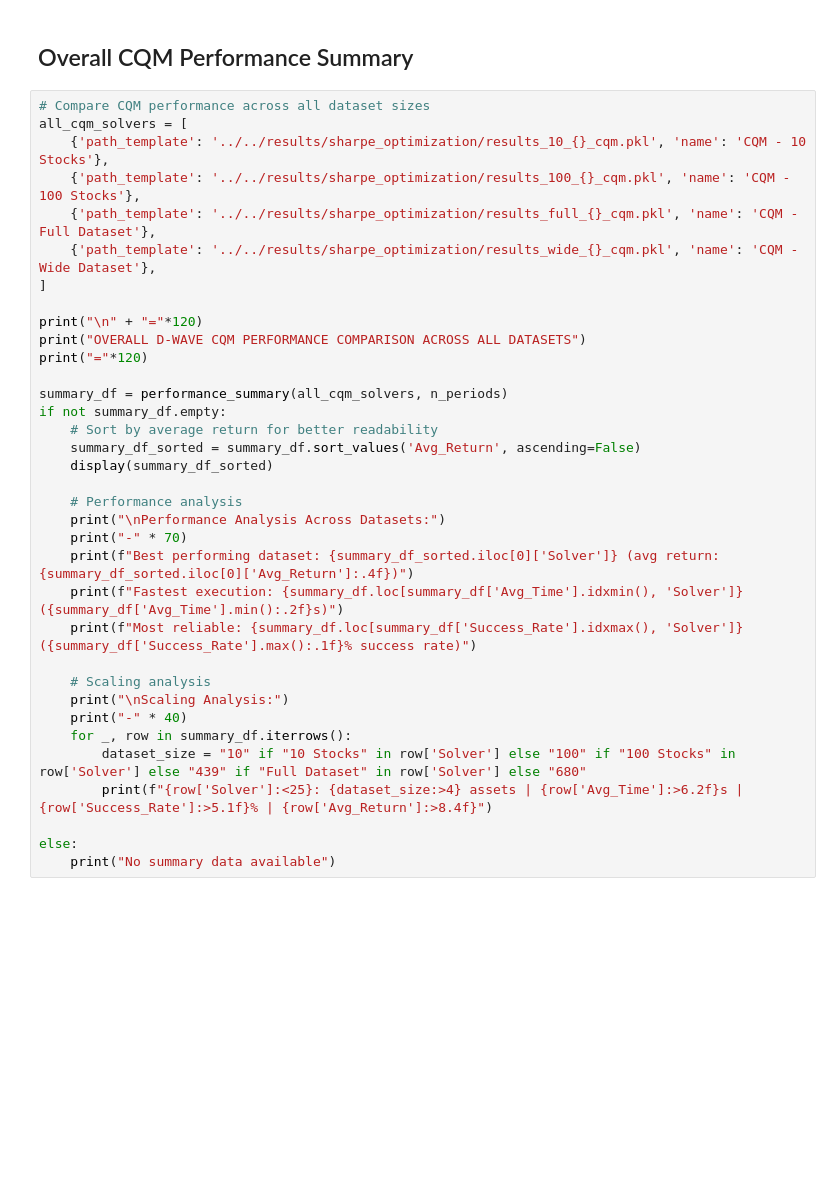
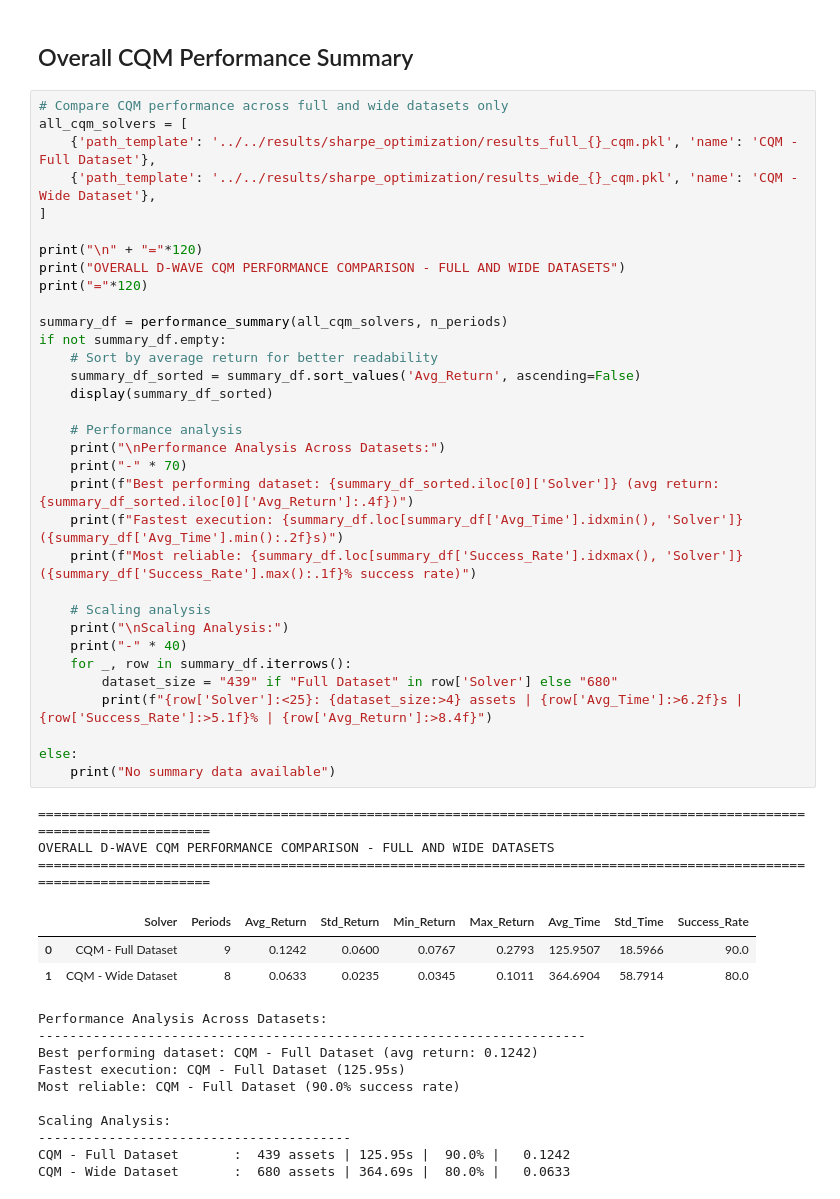
Before and after one commit to bvcmartins/quantum_portfolio, a Jupyter notebook: src/sharpe_optimization/quantum_portfolio_optimization.ipynb, the cells around one changed output. Cells and saved outputs as stored; diff of their text form; blank space fills up the shorter version.

Commit message:
included all results and first working quantum solution

```diff
--- a/src/sharpe_optimization/quantum_portfolio_optimization.ipynb
+++ b/src/sharpe_optimization/quantum_portfolio_optimization.ipynb
@@ -496,37 +562,52 @@ else:
 # %% [markdown]
 ## Overall CQM Performance Summary
 # %%
-# Compare CQM performance across all dataset sizes
+# Compare CQM performance across full and wide datasets only
 all_cqm_solvers = [
-    {'path_template': '../../results/sharpe_optimization/results_10_{}_cqm.pkl', 'name': 'CQM - 10 Stocks'},
-    {'path_template': '../../results/sharpe_optimization/results_100_{}_cqm.pkl', 'name': 'CQM - 100 Stocks'},
     {'path_template': '../../results/sharpe_optimization/results_full_{}_cqm.pkl', 'name': 'CQM - Full Dataset'},
     {'path_template': '../../results/sharpe_optimization/results_wide_{}_cqm.pkl', 'name': 'CQM - Wide Dataset'},
 ]
 
 print("\n" + "="*120)
-print("OVERALL D-WAVE CQM PERFORMANCE COMPARISON ACROSS ALL DATASETS")
+print("OVERALL D-WAVE CQM PERFORMANCE COMPARISON - FULL AND WIDE DATASETS")
 print("="*120)
 
 summary_df = performance_summary(all_cqm_solvers, n_periods)
 if not summary_df.empty:
     # Sort by average return for better readability
     summary_df_sorted = summary_df.sort_values('Avg_Return', ascending=False)
     display(summary_df_sorted)
 
     # Performance analysis
     print("\nPerformance Analysis Across Datasets:")
     print("-" * 70)
     print(f"Best performing dataset: {summary_df_sorted.iloc[0]['Solver']} (avg return: {summary_df_sorted.iloc[0]['Avg_Return']:.4f})")
     print(f"Fastest execution: {summary_df.loc[summary_df['Avg_Time'].idxmin(), 'Solver']} ({summary_df['Avg_Time'].min():.2f}s)")
     print(f"Most reliable: {summary_df.loc[summary_df['Success_Rate'].idxmax(), 'Solver']} ({summary_df['Success_Rate'].max():.1f}% success rate)")
 
     # Scaling analysis
     print("\nScaling Analysis:")
     print("-" * 40)
     for _, row in summary_df.iterrows():
-        dataset_size = "10" if "10 Stocks" in row['Solver'] else "100" if "100 Stocks" in row['Solver'] else "439" if "Full Dataset" in row['Solver'] else "680"
+        dataset_size = "439" if "Full Dataset" in row['Solver'] else "680"
         print(f"{row['Solver']:<25}: {dataset_size:>4} assets | {row['Avg_Time']:>6.2f}s | {row['Success_Rate']:>5.1f}% | {row['Avg_Return']:>8.4f}")
 
 else:
     print("No summary data available")
+# %% [output]
+========================================================================================================================
+OVERALL D-WAVE CQM PERFORMANCE COMPARISON - FULL AND WIDE DATASETS
+========================================================================================================================
+|  | Solver | Periods | Avg_Return | Std_Return | Min_Return | Max_Return | Avg_Time | Std_Time | Success_Rate |
+| 0 | CQM - Full Dataset | 9 | 0.1242 | 0.0600 | 0.0767 | 0.2793 | 125.9507 | 18.5966 | 90.0 |
+| 1 | CQM - Wide Dataset | 8 | 0.0633 | 0.0235 | 0.0345 | 0.1011 | 364.6904 | 58.7914 | 80.0 |
+Performance Analysis Across Datasets:
+----------------------------------------------------------------------
+Best performing dataset: CQM - Full Dataset (avg return: 0.1242)
+Fastest execution: CQM - Full Dataset (125.95s)
+Most reliable: CQM - Full Dataset (90.0% success rate)
+
+Scaling Analysis:
+----------------------------------------
+CQM - Full Dataset       :  439 assets | 125.95s |  90.0% |   0.1242
+CQM - Wide Dataset       :  680 assets | 364.69s |  80.0% |   0.0633
```
Also changed, not shown: parts of 30 cells of this notebook, 28 other files.
